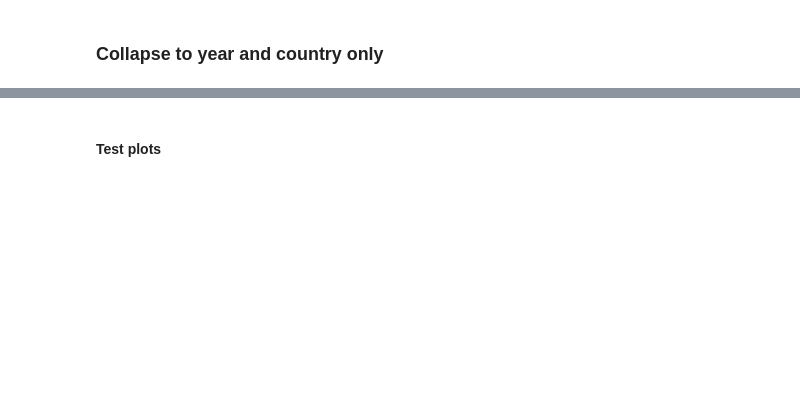
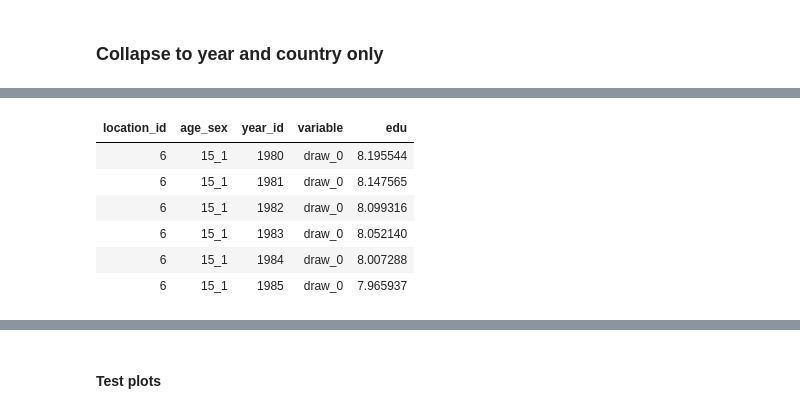
Before and after one commit to sadatnfs/copula, a Jupyter notebook: correlating_edu_LDI_TFR/1_correlating_within_edu.ipynb, the cells around one changed output, grey strips where cells are left out. Drawn from its saved outputs; the diff is of its cells as text; code cells hidden in the pictures; blank space fills up the shorter version.

```diff
--- a/correlating_edu_LDI_TFR/1_correlating_within_edu.ipynb
+++ b/correlating_edu_LDI_TFR/1_correlating_within_edu.ipynb
@@ -289,0 +363,10 @@ head(uncorr_df_CY)
+# %%
+head(edu_ref_long)
+# %% [output]
+| location_id | age_sex | year_id | variable | edu |
+| 6 | 15_1 | 1980 | draw_0 | 8.195544 |
+| 6 | 15_1 | 1981 | draw_0 | 8.147565 |
+| 6 | 15_1 | 1982 | draw_0 | 8.099316 |
+| 6 | 15_1 | 1983 | draw_0 | 8.052140 |
+| 6 | 15_1 | 1984 | draw_0 | 8.007288 |
+| 6 | 15_1 | 1985 | draw_0 | 7.965937 |
```
Also changed, not shown: parts of 32 cells of this notebook, 1 other file.
